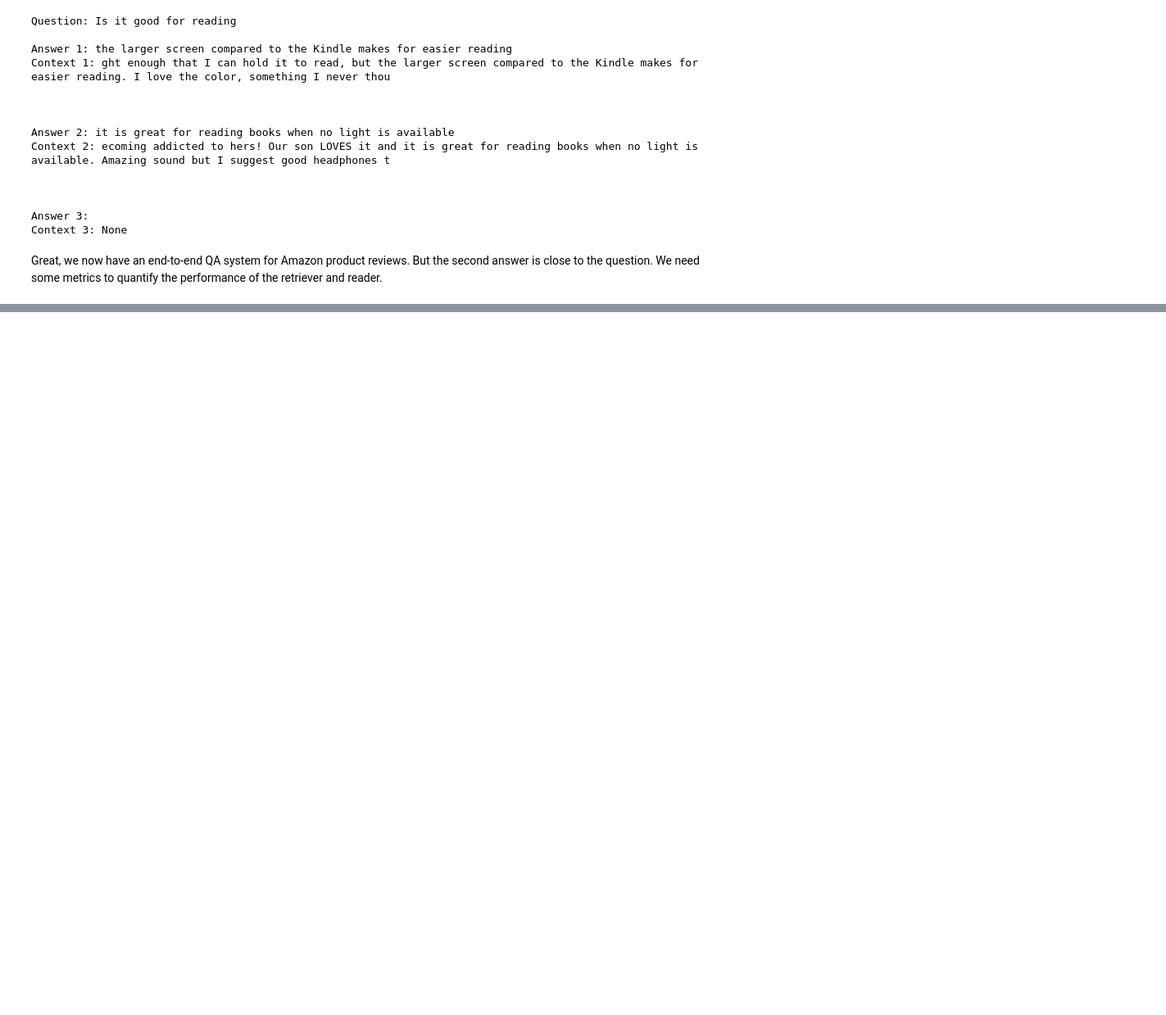
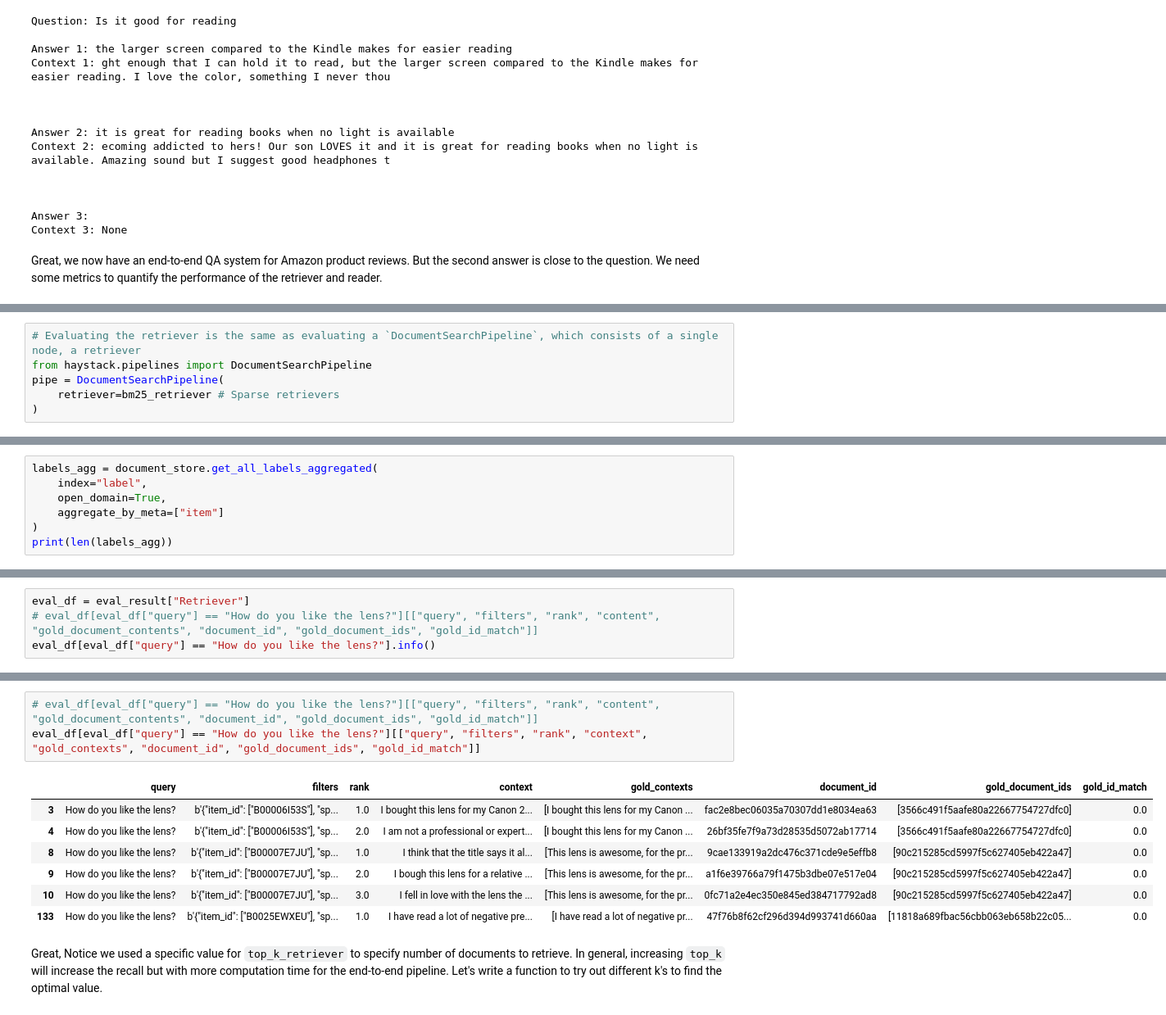
Before and after one commit to JpChii/nlp-with-hugging-face, a Jupyter notebook: notebooks/7-question-answering.ipynb, the cells around one changed output, grey strips where cells are left out. Shown: that part at 82% size. Drawn from its saved outputs; the diff is of its cells as text; blank space fills up the shorter version.

```diff
--- a/notebooks/7-question-answering.ipynb
+++ b/notebooks/7-question-answering.ipynb
@@ -1026,0 +1043,6 @@ Great, we now have an end-to-end QA system for Amazon product reviews. But the s
+# %%
+# Evaluating the retriever is the same as evaluating a `DocumentSearchPipeline`, which consists of a single node, a retriever
+from haystack.pipelines import DocumentSearchPipeline
+pipe = DocumentSearchPipeline(
+    retriever=bm25_retriever # Sparse retrievers
+)
@@ -1026,0 +1126,7 @@ Great, we now have an end-to-end QA system for Amazon product reviews. But the s
+# %%
+labels_agg = document_store.get_all_labels_aggregated(
+    index="label",
+    open_domain=True,
+    aggregate_by_meta=["item"]
+)
+print(len(labels_agg))
@@ -1026,0 +1183,4 @@ Great, we now have an end-to-end QA system for Amazon product reviews. But the s
+# %%
+eval_df = eval_result["Retriever"]
+# eval_df[eval_df["query"] == "How do you like the lens?"][["query", "filters", "rank", "content", "gold_document_contents", "document_id", "gold_document_ids", "gold_id_match"]]
+eval_df[eval_df["query"] == "How do you like the lens?"].info()
@@ -1026,0 +1205,15 @@ Great, we now have an end-to-end QA system for Amazon product reviews. But the s
+# %%
+# eval_df[eval_df["query"] == "How do you like the lens?"][["query", "filters", "rank", "content", "gold_document_contents", "document_id", "gold_document_ids", "gold_id_match"]]
+eval_df[eval_df["query"] == "How do you like the lens?"][["query", "filters", "rank", "context", "gold_contexts", "document_id", "gold_document_ids", "gold_id_match"]]
+# %% [output]
+|  | query | filters | rank | context | gold_contexts | document_id | gold_document_ids | gold_id_match |
+| 3 | How do you like the lens? | b'{"item_id": ["B00006I53S"], "sp... | 1.0 | I bought this lens for my Canon 2... | [I bought this lens for my Canon ... | fac2e8bec06035a70307dd1e8034ea63 | [3566c491f5aafe80a22667754727dfc0] | 0.0 |
+| 4 | How do you like the lens? | b'{"item_id": ["B00006I53S"], "sp... | 2.0 | I am not a professional or expert... | [I bought this lens for my Canon ... | 26bf35fe7f9a73d28535d5072ab17714 | [3566c491f5aafe80a22667754727dfc0] | 0.0 |
+| 8 | How do you like the lens? | b'{"item_id": ["B00007E7JU"], "sp... | 1.0 | I think that the title says it al... | [This lens is awesome, for the pr... | 9cae133919a2dc476c371cde9e5effb8 | [90c215285cd5997f5c627405eb422a47] | 0.0 |
+| 9 | How do you like the lens? | b'{"item_id": ["B00007E7JU"], "sp... | 2.0 | I bough this lens for a relative ... | [This lens is awesome, for the pr... | a1f6e39766a79f1475b3dbe07e517e04 | [90c215285cd5997f5c627405eb422a47] | 0.0 |
+| 10 | How do you like the lens? | b'{"item_id": ["B00007E7JU"], "sp... | 3.0 | I fell in love with the lens the ... | [This lens is awesome, for the pr... | 0fc71a2e4ec350e845ed384717792ad8 | [90c215285cd5997f5c627405eb422a47] | 0.0 |
+| 133 | How do you like the lens? | b'{"item_id": ["B0025EWXEU"], "sp... | 1.0 | I have read a lot of negative pre... | [I have read a lot of negative pr... | 47f76b8f62cf296d394d993741d660aa | [11818a689fbac56cbb063eb658b22c05... | 0.0 |
+# %% [markdown]
+Great, Notice we used a specific value for `top_k_retriever` to specify number of documents to retrieve.
+In general, increasing `top_k` will increase the recall but with more computation time for the end-to-end pipeline.
+Let's write a function to try out different k's to find the optimal value.
```
Also changed, not shown: parts of 22 cells of this notebook.
